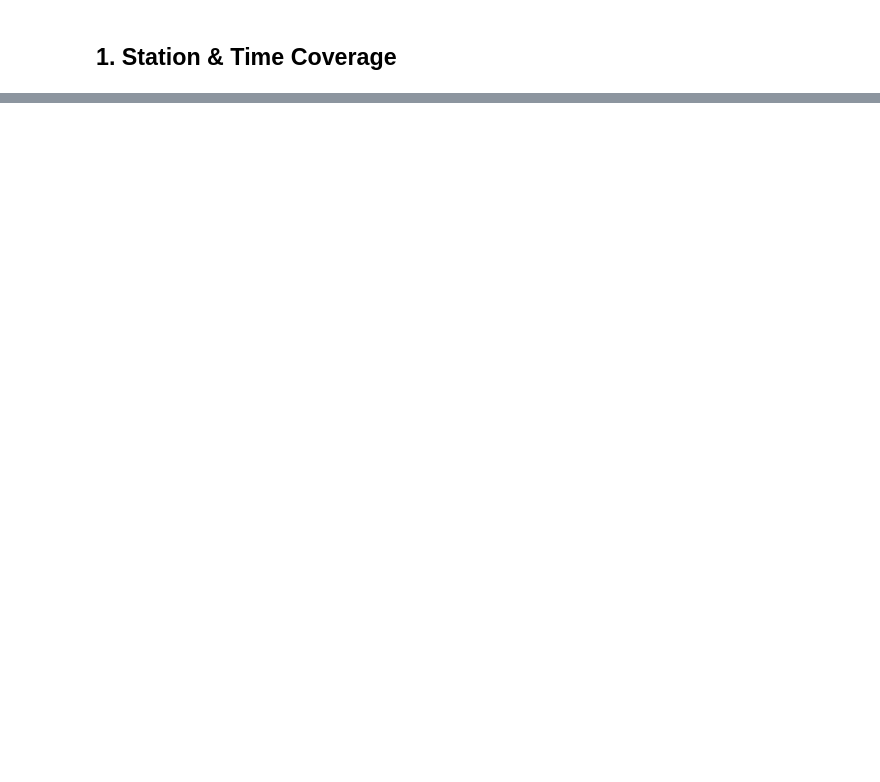
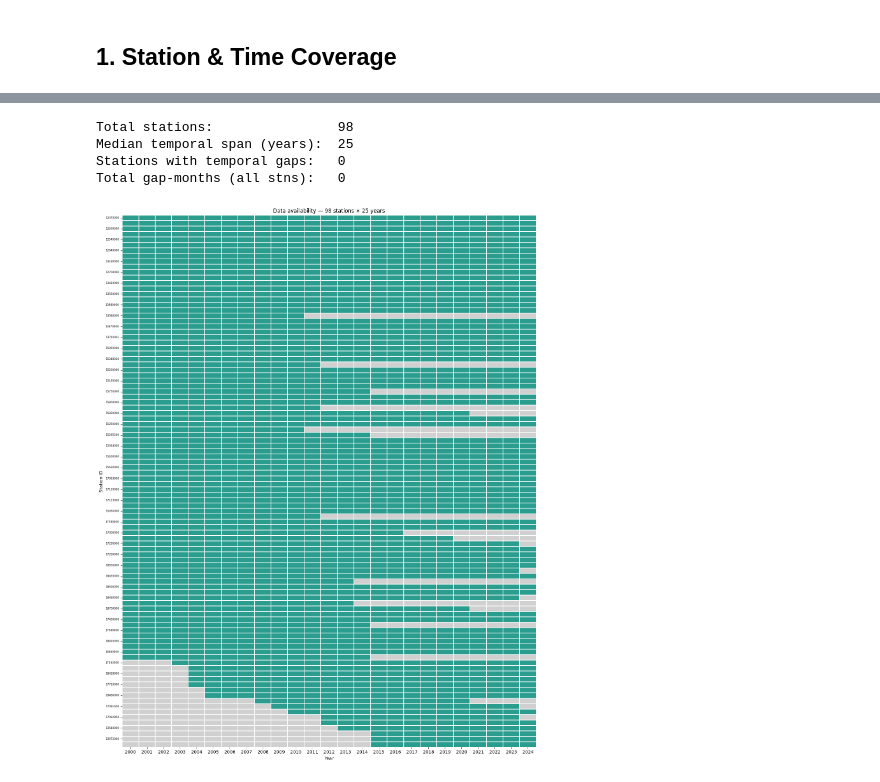
Before and after one commit to whrc/Multi-domain-time-series, a Jupyter notebook: domains/amazon_domain/00_eda.ipynb, the cells around one changed output, grey strips where cells are left out. Drawn from its saved outputs; the diff is of its cells as text; code cells hidden in the pictures; blank space fills up the shorter version.

```diff
--- a/domains/amazon_domain/00_eda.ipynb
+++ b/domains/amazon_domain/00_eda.ipynb
@@ -174,0 +72,49 @@ plt.show()
+# %%
+span = df.groupby("station_id").agg(
+    first_year=("year", "min"),
+    last_year=("year", "max"),
+)
+span["span_years"] = span["last_year"] - span["first_year"] + 1
+
+gap_stations = 0
+gap_months   = 0
+for sid, grp in df.groupby("station_id"):
+    grp   = grp.sort_values(["year", "month"])
+    first = pd.Timestamp(int(grp["year"].iloc[0]),  int(grp["month"].iloc[0]),  1)
+    last  = pd.Timestamp(int(grp["year"].iloc[-1]), int(grp["month"].iloc[-1]), 1)
+    expected = len(pd.date_range(first, last, freq="MS"))
+    missing  = expected - len(grp)
+    if missing > 0:
+        gap_stations += 1
+        gap_months   += missing
+
+print(f"Total stations:                {len(span)}")
+print(f"Median temporal span (years):  {span['span_years'].median():.0f}")
+print(f"Stations with temporal gaps:   {gap_stations}")
+print(f"Total gap-months (all stns):   {gap_months}")
+
+# Station × year availability heatmap
+avail     = df.groupby(["station_id", "year"]).size().unstack(fill_value=0)
+avail_bin = (avail > 0).astype(int)
+first_yr  = avail_bin.apply(lambda r: avail_bin.columns[r.values.argmax()], axis=1)
+avail_sorted = avail_bin.loc[first_yr.sort_values().index]
+
+fig, ax = plt.subplots(figsize=(14, max(6, len(avail_sorted) * 0.18)))
+sns.heatmap(
+    avail_sorted,
+    cmap=["#d0d0d0", "#2a9d8f"],
+    cbar=False, ax=ax,
+    linewidths=0.3, linecolor="white",
+)
+ax.set_xlabel("Year")
+ax.set_ylabel("Station ID")
+ax.set_title(f"Data availability \u2014 {len(avail_sorted)} stations \u00d7 {avail_sorted.shape[1]} years")
+ax.tick_params(axis="y", labelsize=6)
+plt.tight_layout()
+plt.show()
+# %% [output]
+Total stations:                98
+Median temporal span (years):  25
+Stations with temporal gaps:   0
+Total gap-months (all stns):   0
+[figure, added]
```
Also changed, not shown: parts of 27 cells of this notebook, 2 other files.
